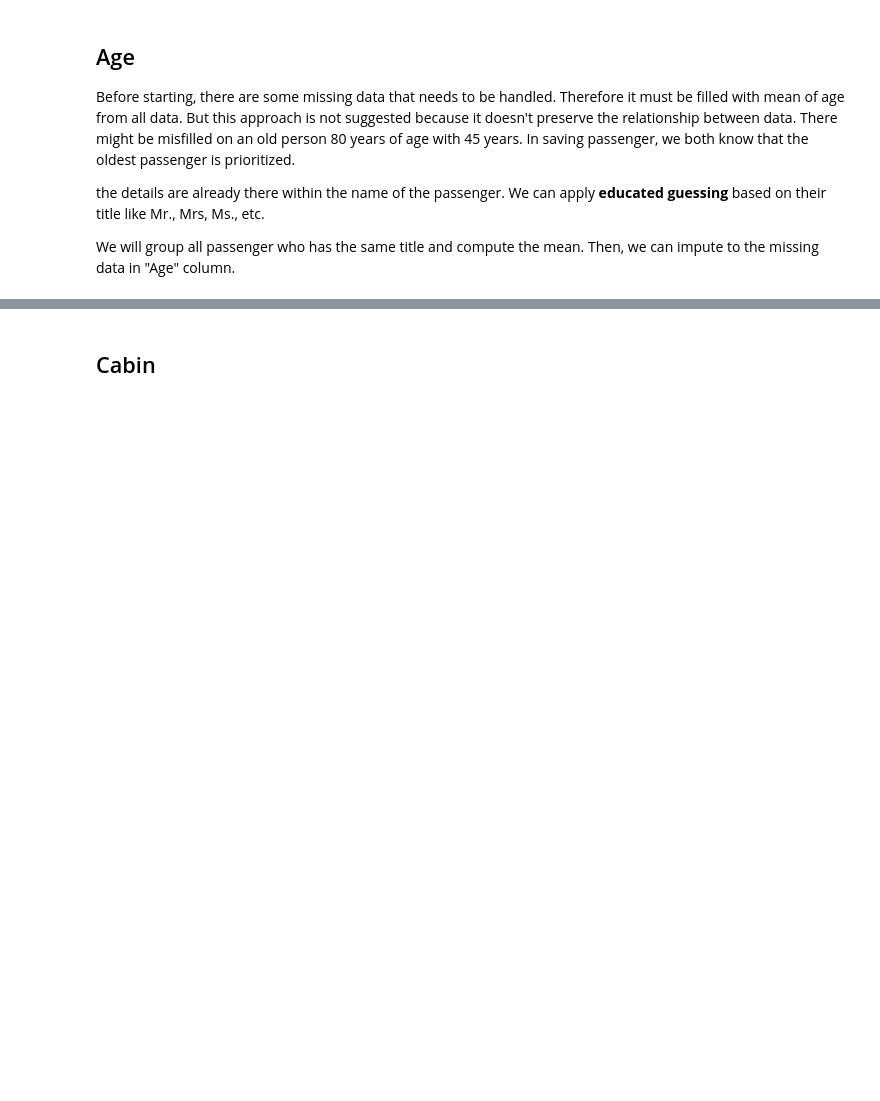
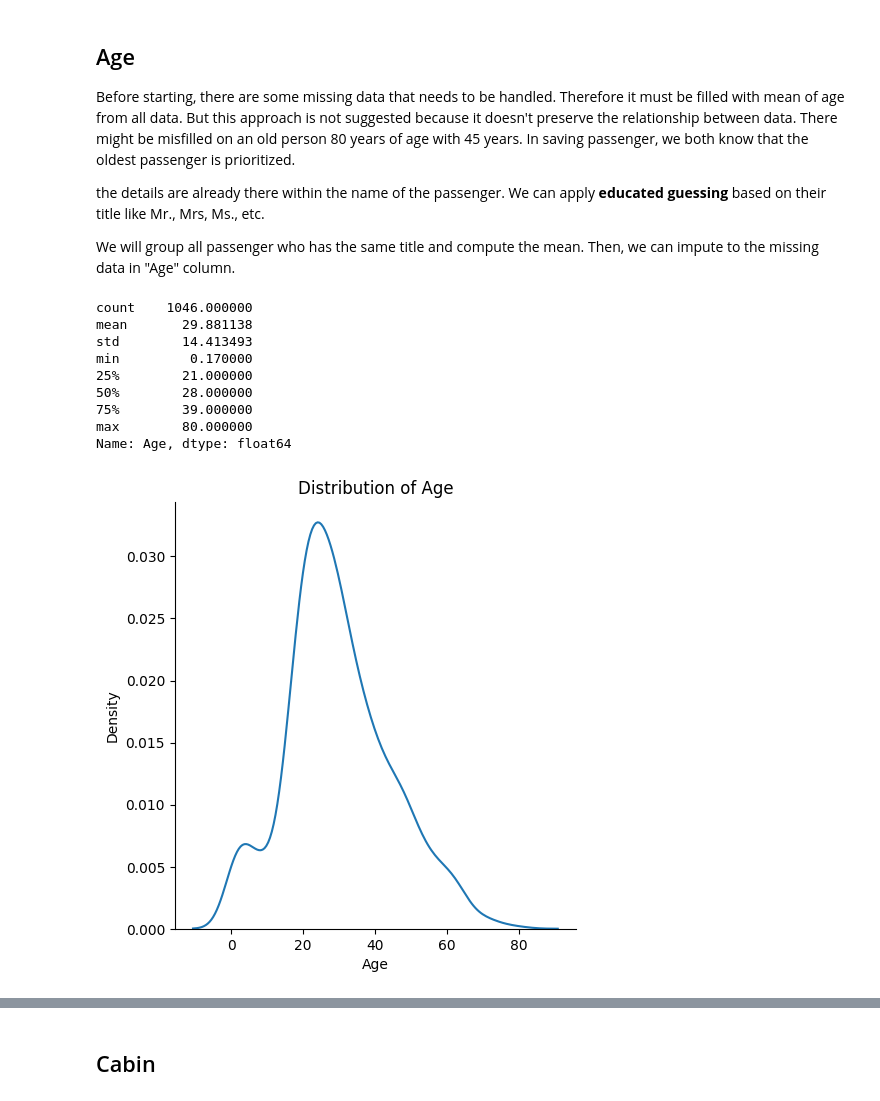
Before and after one commit to marcellinus-witarsah/titanic-survival-modelll, a Jupyter notebook: titanic-survival-model-notebook.ipynb, the cells around one changed output, grey strips where cells are left out. Drawn from its saved outputs; the diff is of its cells as text; code cells hidden in the pictures; blank space fills up the shorter version.

```diff
--- a/titanic-survival-model-notebook.ipynb
+++ b/titanic-survival-model-notebook.ipynb
@@ -90,10 +136,19 @@ the details are already there within the name of the passenger. We can apply **e
 
 We will group all passenger who has the same title and compute the mean. Then, we can impute to the missing data in "Age" column.
 # %%
-plt.title('Distribution of Age')
-sns.distplot(x=titanic_all['Age'], hist=False)
+sns.displot(x=titanic_all_ori['Age'], kind='kde').set(title='Distribution of Age')
 display(titanic_all.describe()['Age'])
-plt.show()
+# %% [output]
+count    1046.000000
+mean       29.881138
+std        14.413493
+min         0.170000
+25%        21.000000
+50%        28.000000
+75%        39.000000
+max        80.000000
+Name: Age, dtype: float64
+[figure, added]
 # %%
 title_age = {}
 unique_titles = titanic_all['Name'] \
```
Also changed, not shown: parts of 22 cells of this notebook.
